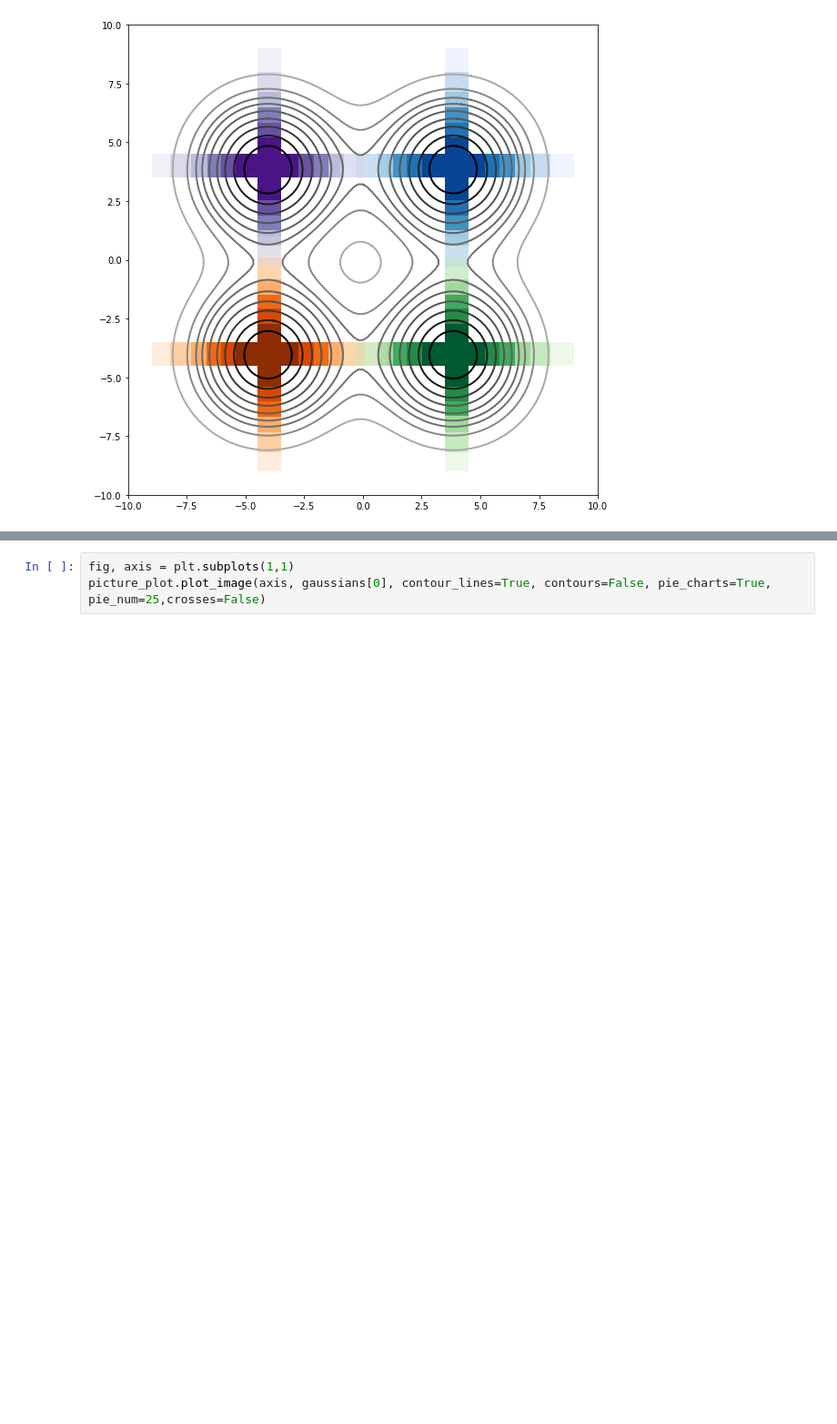
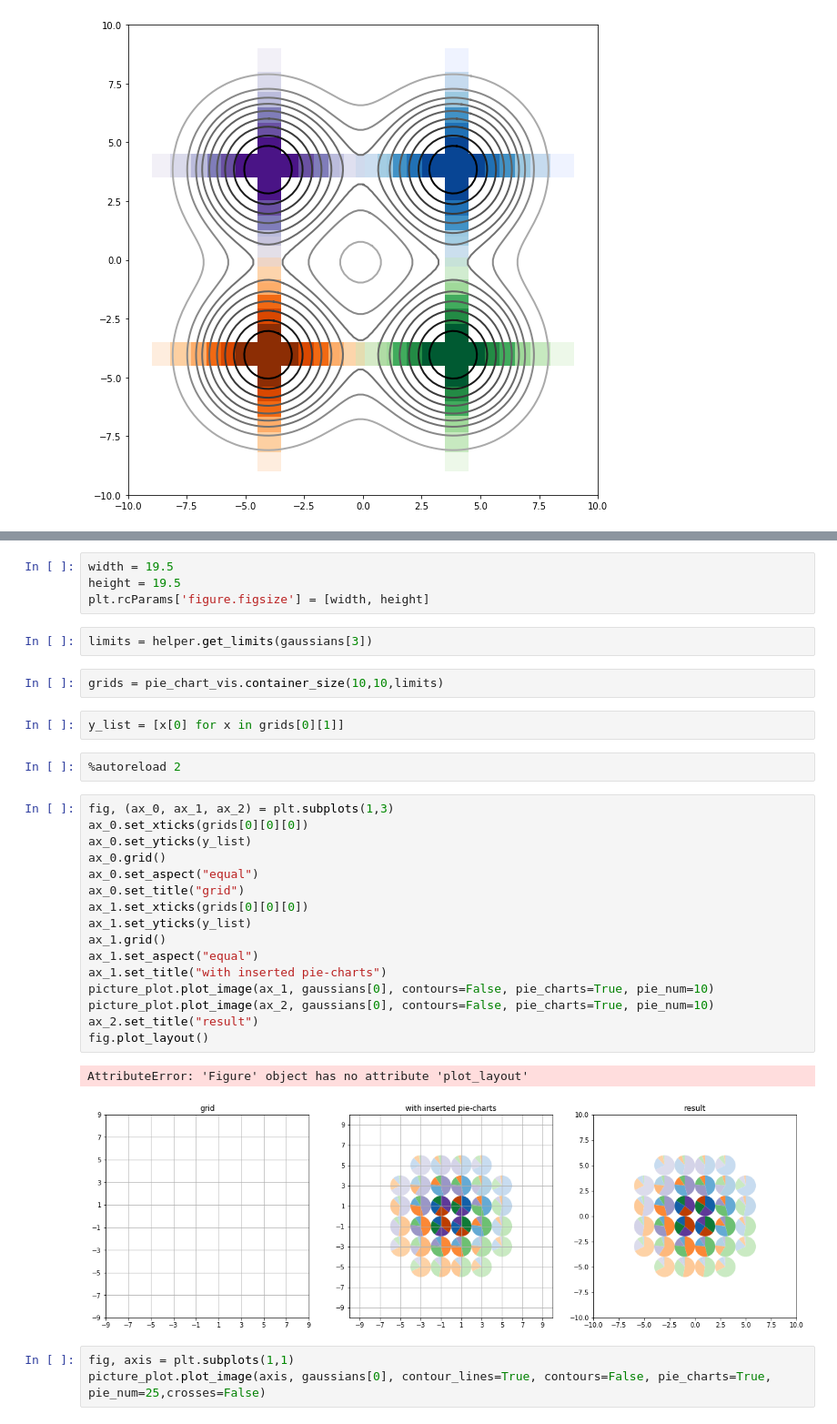
Before and after one commit to asver12/contour-maps-visualization, a Jupyter notebook: examples/Pie-charts.ipynb, the cells around one changed output, grey strips where cells are left out. Shown at 91% size. Drawn from its saved outputs; the diff is of its cells as text; blank space fills up the shorter version.

```diff
--- a/examples/Pie-charts.ipynb
+++ b/examples/Pie-charts.ipynb
@@ -77,3 +67,34 @@ picture_plot.plot_image(axis, gaussians[0], contour_lines=True, contours=False,
+# %%
+width = 19.5
+height = 19.5
+plt.rcParams['figure.figsize'] = [width, height]
+# %%
+limits = helper.get_limits(gaussians[3])
+# %%
+grids = pie_chart_vis.container_size(10,10,limits)
+# %%
+y_list = [x[0] for x in grids[0][1]]
+# %%
+%autoreload 2
+# %%
+fig, (ax_0, ax_1, ax_2) = plt.subplots(1,3)
+ax_0.set_xticks(grids[0][0][0])
+ax_0.set_yticks(y_list)
+ax_0.grid()
+ax_0.set_aspect("equal")
+ax_0.set_title("grid")
+ax_1.set_xticks(grids[0][0][0])
+ax_1.set_yticks(y_list)
+ax_1.grid()
+ax_1.set_aspect("equal")
+ax_1.set_title("with inserted pie-charts")
+picture_plot.plot_image(ax_1, gaussians[0], contours=False, pie_charts=True, pie_num=10)
+picture_plot.plot_image(ax_2, gaussians[0], contours=False, pie_charts=True, pie_num=10)
+ax_2.set_title("result")
+fig.plot_layout()
+# %% [output]
+AttributeError: 'Figure' object has no attribute 'plot_layout'
+[figure, added]
 # %%
 fig, axis = plt.subplots(1,1)
 picture_plot.plot_image(axis, gaussians[0], contour_lines=True, contours=False, pie_charts=True, pie_num=25,crosses=False)
```
Also changed, not shown: parts of 6 cells of this notebook, 5 other files.
